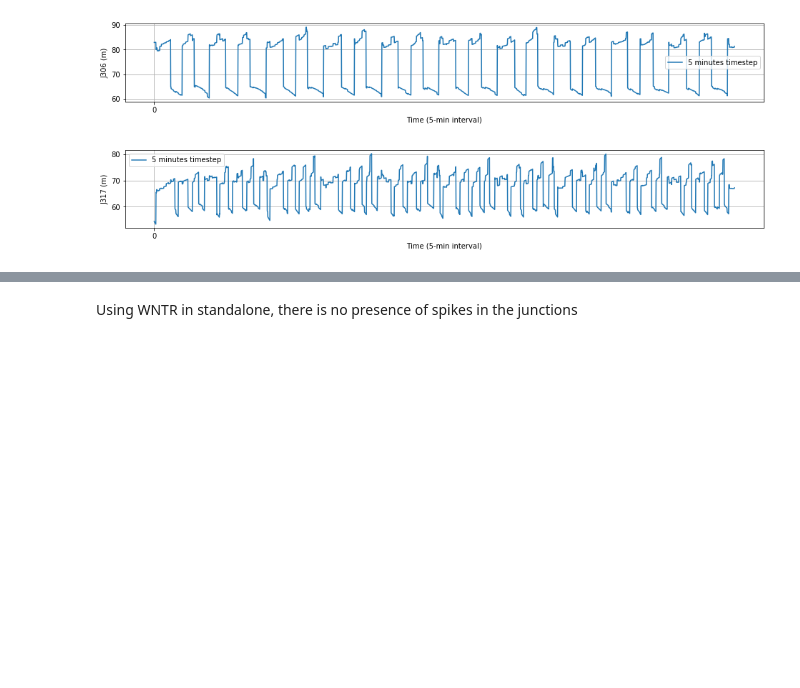
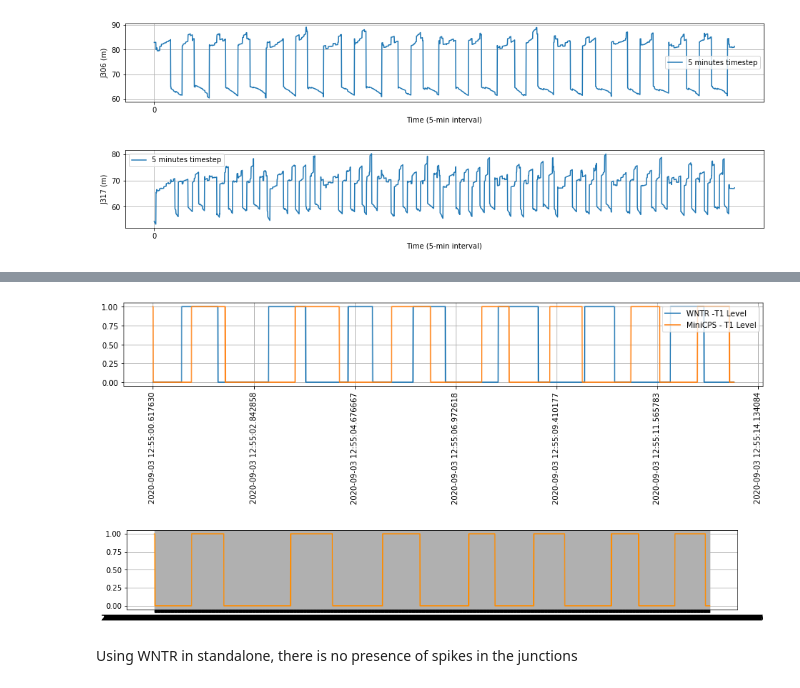
Before and after one commit to Critical-Infrastructure-Systems-Lab/DHALSIM, a Jupyter notebook: ICS_topologies/enhanced_ctown_topology/spike_trouble_junctions/WNTR_only.ipynb, the cells around one changed output, grey strips where cells are left out. Cells and saved outputs as stored; diff of their text form; code cells hidden in the pictures; blank space fills up the shorter version.

```diff
--- a/ICS_topologies/enhanced_ctown_topology/spike_trouble_junctions/WNTR_only.ipynb
+++ b/ICS_topologies/enhanced_ctown_topology/spike_trouble_junctions/WNTR_only.ipynb
@@ -139,2 +165,17 @@ for var in (var_cat_noncat):
+# %%
+plt.figure(figsize=(15,2))
+plt.plot(results_new.link['status'].reset_index()['PU2'], label="WNTR -T1 Level")
+plt.plot(minicps.reset_index()['PU2_STATUS'], label="MiniCPS - T1 Level")
+plt.grid()
+plt.legend()
+plt.gca().set_xticklabels(minicps.Timestamps.to_list(), rotation=90);
+# %% [output]
+[figure, added]
+# %%
+plt.figure(figsize=(15,2))
+plt.plot(minicps['Timestamps'],minicps['PU2_STATUS'], c='darkorange')
+plt.grid()
+# %% [output]
+[figure, added]
 # %% [markdown]
 Using WNTR in standalone, there is no presence of spikes in the junctions
```
Also changed, not shown: parts of 4 cells of this notebook, 11 other files.
